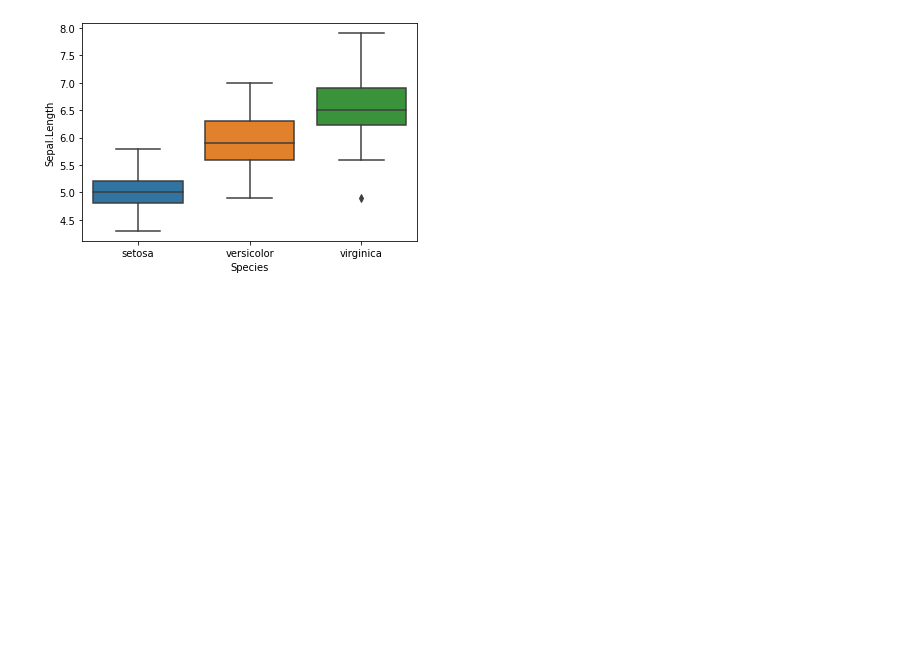
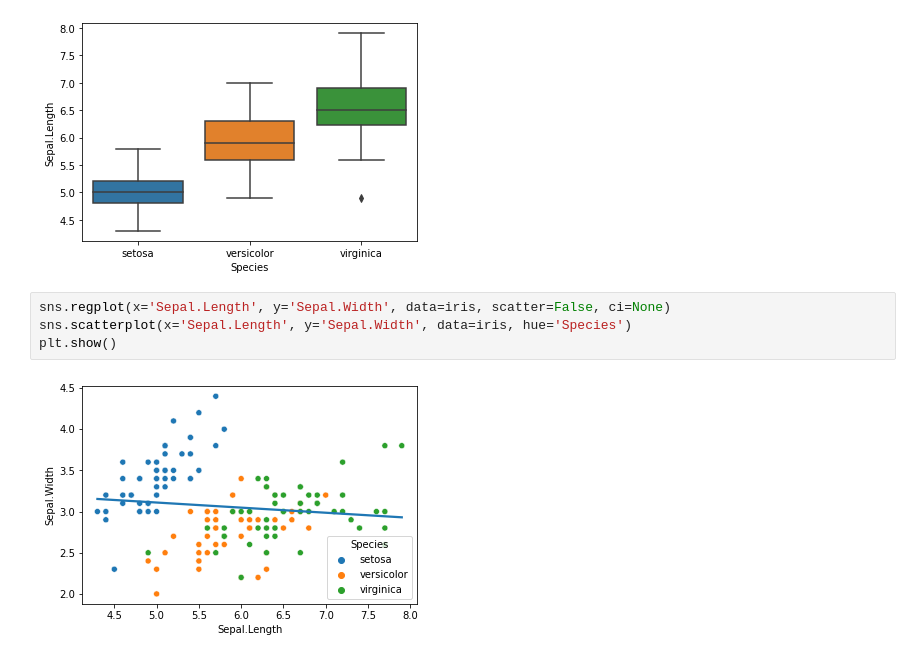
Before and after one commit to yusriwahab/Iris_flower, a Jupyter notebook: Iris_flower.ipynb, the cells around one changed output. Cells and saved outputs as stored; diff of their text form; blank space fills up the shorter version.

```diff
--- a/Iris_flower.ipynb
+++ b/Iris_flower.ipynb
@@ -160,3 +151,9 @@ sns.boxplot(x= 'Species', y='Sepal.Length' , data=iris)
 plt.show()
 # %% [output]
 [figure]
+# %%
+sns.regplot(x='Sepal.Length', y='Sepal.Width', data=iris, scatter=False, ci=None)
+sns.scatterplot(x='Sepal.Length', y='Sepal.Width', data=iris, hue='Species')
+plt.show()
+# %% [output]
+[figure, added]
```
Also changed, not shown: parts of 3 cells of this notebook.
